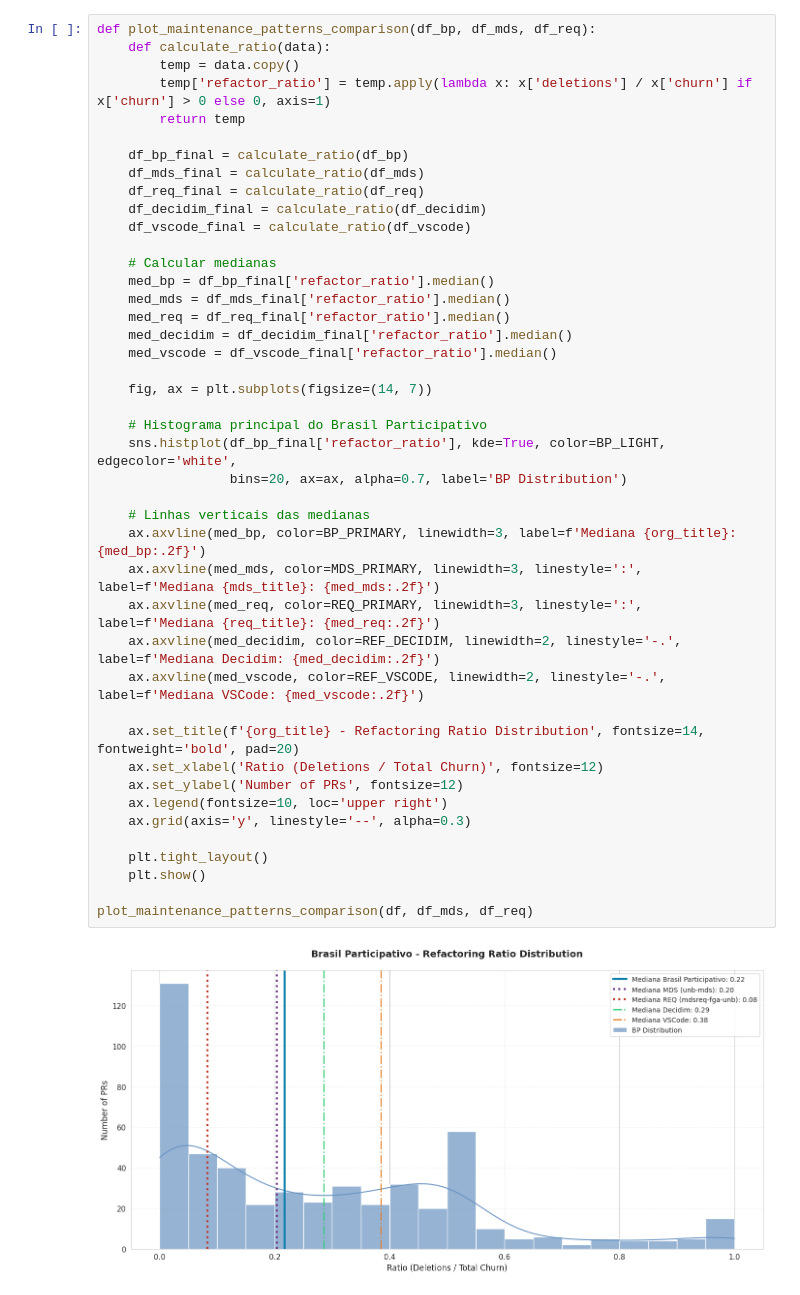
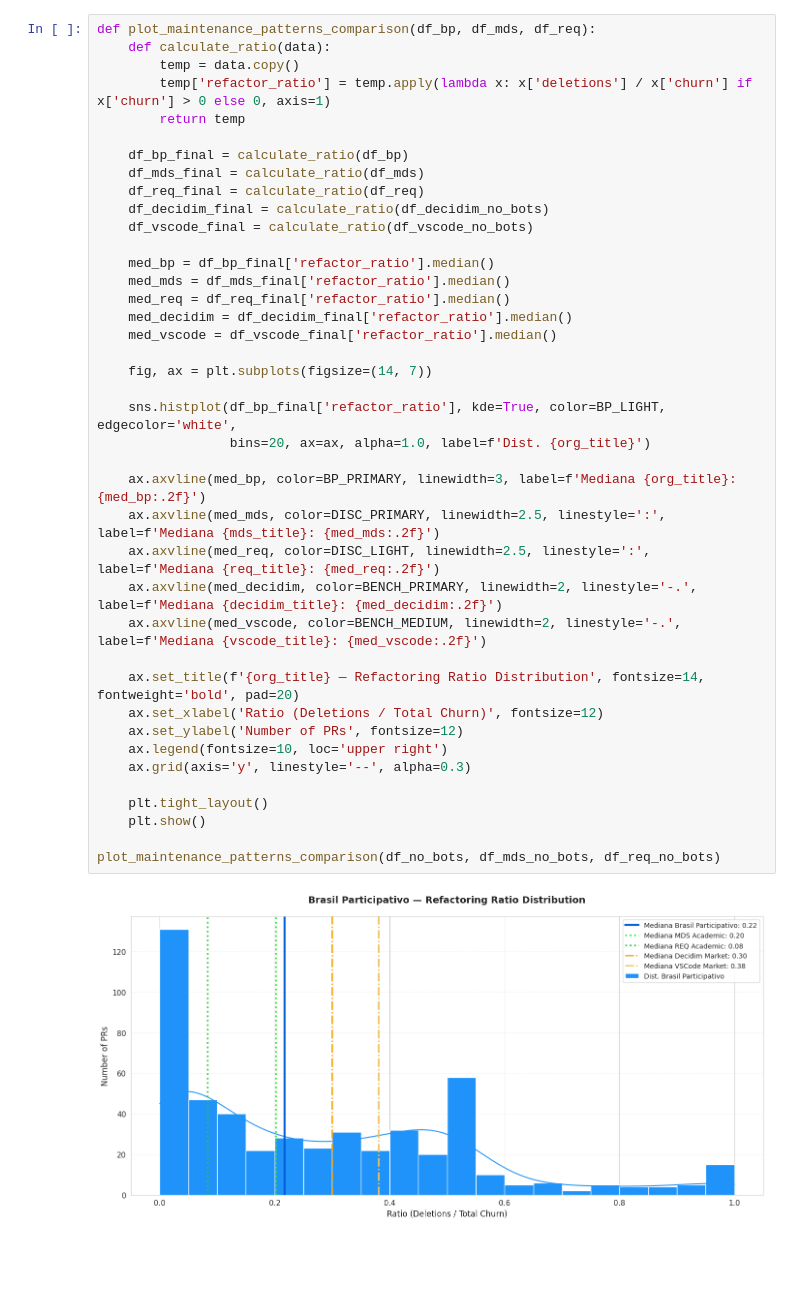
Before and after one commit to lablivre-unb/EbL_Over_PbL, a Jupyter notebook: metrics/notebooks/prs_viz_bp.ipynb, the cells around one changed output. Cells and saved outputs as stored; diff of their text form; blank space fills up the shorter version.

```diff
--- a/metrics/notebooks/prs_viz_bp.ipynb
+++ b/metrics/notebooks/prs_viz_bp.ipynb
@@ -107,44 +122,41 @@ def plot_maintenance_patterns_comparison(df_bp, df_mds, df_req):
     def calculate_ratio(data):
         temp = data.copy()
         temp['refactor_ratio'] = temp.apply(lambda x: x['deletions'] / x['churn'] if x['churn'] > 0 else 0, axis=1)
         return temp
 
     df_bp_final = calculate_ratio(df_bp)
     df_mds_final = calculate_ratio(df_mds)
     df_req_final = calculate_ratio(df_req)
-    df_decidim_final = calculate_ratio(df_decidim)
-    df_vscode_final = calculate_ratio(df_vscode)
+    df_decidim_final = calculate_ratio(df_decidim_no_bots)
+    df_vscode_final = calculate_ratio(df_vscode_no_bots)
 
-    # Calcular medianas
     med_bp = df_bp_final['refactor_ratio'].median()
     med_mds = df_mds_final['refactor_ratio'].median()
     med_req = df_req_final['refactor_ratio'].median()
     med_decidim = df_decidim_final['refactor_ratio'].median()
     med_vscode = df_vscode_final['refactor_ratio'].median()
 
     fig, ax = plt.subplots(figsize=(14, 7))
 
-    # Histograma principal do Brasil Participativo
     sns.histplot(df_bp_final['refactor_ratio'], kde=True, color=BP_LIGHT, edgecolor='white',
-                 bins=20, ax=ax, alpha=0.7, label='BP Distribution')
+                 bins=20, ax=ax, alpha=1.0, label=f'Dist. {org_title}')
 
-    # Linhas verticais das medianas
     ax.axvline(med_bp, color=BP_PRIMARY, linewidth=3, label=f'Mediana {org_title}: {med_bp:.2f}')
-    ax.axvline(med_mds, color=MDS_PRIMARY, linewidth=3, linestyle=':', label=f'Mediana {mds_title}: {med_mds:.2f}')
-    ax.axvline(med_req, color=REQ_PRIMARY, linewidth=3, linestyle=':', label=f'Mediana {req_title}: {med_req:.2f}')
-    ax.axvline(med_decidim, color=REF_DECIDIM, linewidth=2, linestyle='-.', label=f'Mediana Decidim: {med_decidim:.2f}')
-    ax.axvline(med_vscode, color=REF_VSCODE, linewidth=2, linestyle='-.', label=f'Mediana VSCode: {med_vscode:.2f}')
+    ax.axvline(med_mds, color=DISC_PRIMARY, linewidth=2.5, linestyle=':', label=f'Mediana {mds_title}: {med_mds:.2f}')
+    ax.axvline(med_req, color=DISC_LIGHT, linewidth=2.5, linestyle=':', label=f'Mediana {req_title}: {med_req:.2f}')
+    ax.axvline(med_decidim, color=BENCH_PRIMARY, linewidth=2, linestyle='-.', label=f'Mediana {decidim_title}: {med_decidim:.2f}')
+    ax.axvline(med_vscode, color=BENCH_MEDIUM, linewidth=2, linestyle='-.', label=f'Mediana {vscode_title}: {med_vscode:.2f}')
 
-    ax.set_title(f'{org_title} - Refactoring Ratio Distribution', fontsize=14, fontweight='bold', pad=20)
+    ax.set_title(f'{org_title} — Refactoring Ratio Distribution', fontsize=14, fontweight='bold', pad=20)
     ax.set_xlabel('Ratio (Deletions / Total Churn)', fontsize=12)
     ax.set_ylabel('Number of PRs', fontsize=12)
     ax.legend(fontsize=10, loc='upper right')
     ax.grid(axis='y', linestyle='--', alpha=0.3)
 
     plt.tight_layout()
     plt.show()
 
-plot_maintenance_patterns_comparison(df, df_mds, df_req)
+plot_maintenance_patterns_comparison(df_no_bots, df_mds_no_bots, df_req_no_bots)
 # %% [output]
-[figure, old version]
+[figure, new version]
 # %%
```
Also changed, not shown: parts of 9 cells of this notebook.
